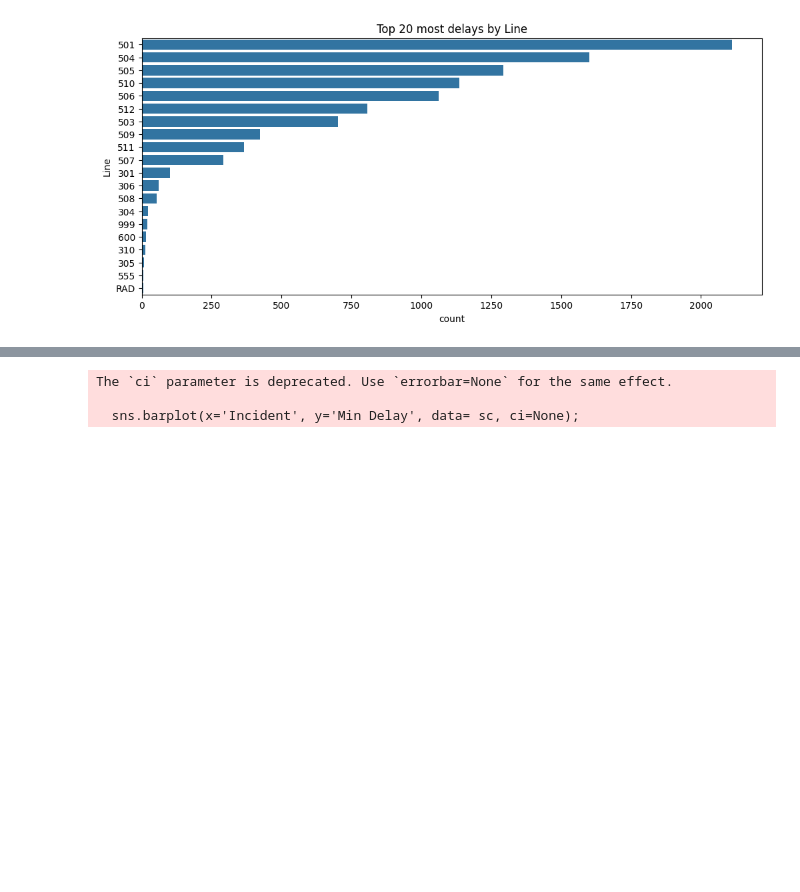
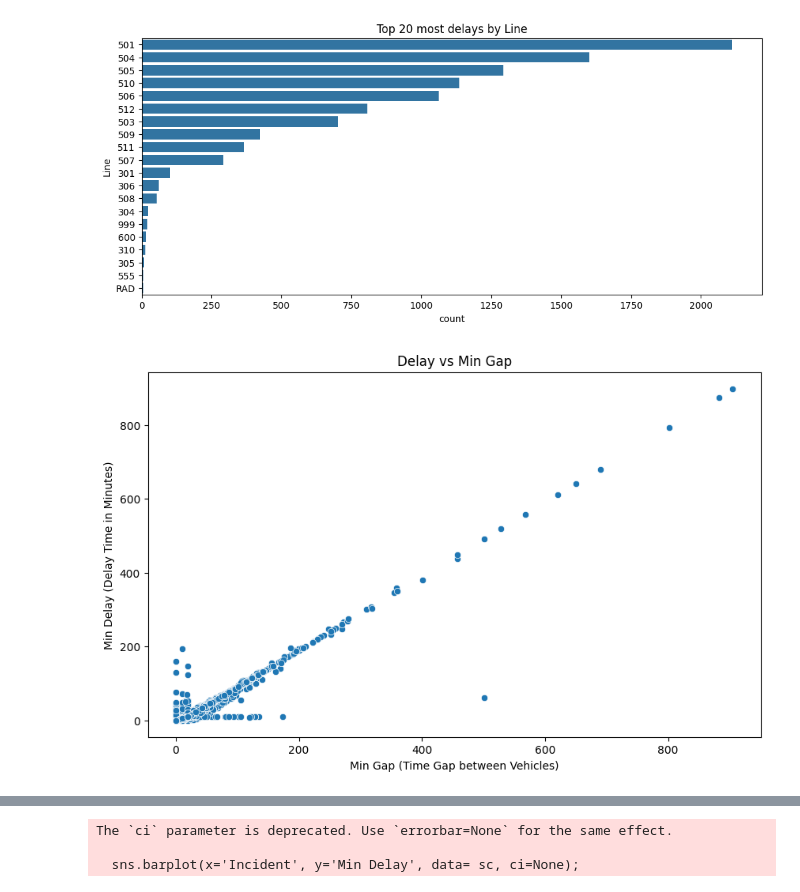
Before and after one commit to JYW5114/TTC_delay, a Jupyter notebook: ttc_streetcar.ipynb, the cells around one changed output, grey strips where cells are left out. Saved outputs shown, nothing was run; the diff lists cells and outputs as text; code cells hidden in the pictures; blank space fills up the shorter version.

```diff
--- a/ttc_streetcar.ipynb
+++ b/ttc_streetcar.ipynb
@@ -187,3 +171,14 @@ sns.countplot(y=sc['Line'], order= sc['Line'].value_counts().iloc[:20].index);
 plt.title("Top 20 most delays by Line");
 # %% [output]
 [figure]
+# %%
+plt.figure(figsize=(10, 6))
+sns.scatterplot(data=sc, x='Min Gap', y='Min Delay')
+
+plt.title('Delay vs Min Gap')
+plt.xlabel('Min Gap (Time Gap between Vehicles)')
+plt.ylabel('Min Delay (Delay Time in Minutes)')
+
+plt.show()
+# %% [output]
+[figure, added]
```
Also changed, not shown: parts of 14 cells of this notebook.
